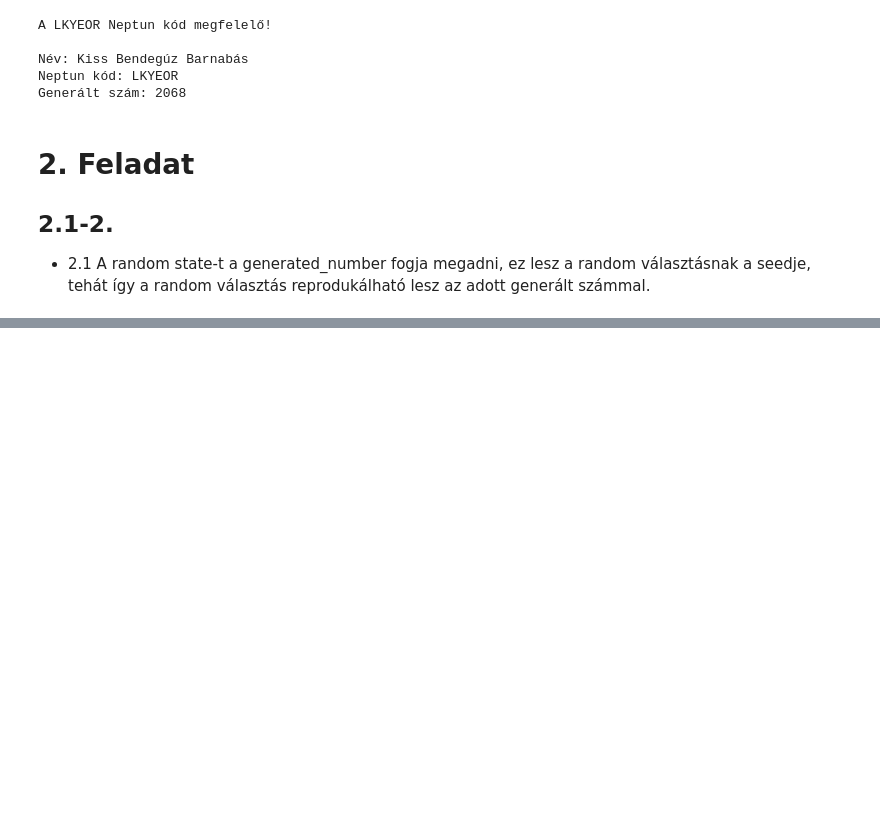
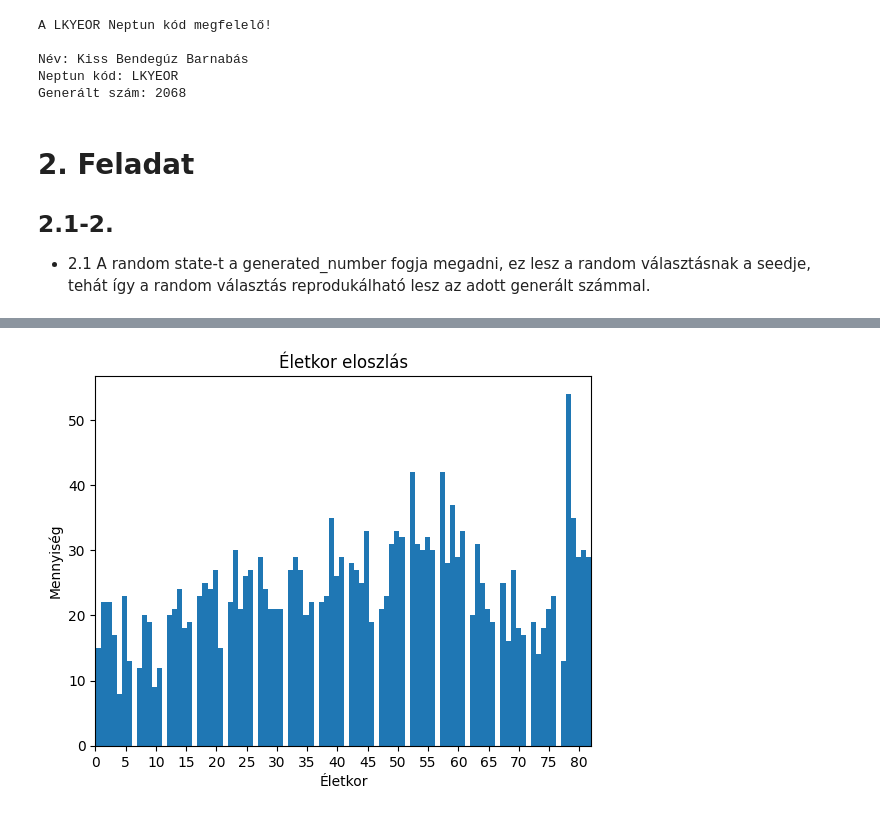
Before and after one commit to Mitosz01/PythonHazi, a Jupyter notebook: LKYEOR_python_adat.ipynb, the cells around one changed output, grey strips where cells are left out. Saved outputs shown, nothing was run; the diff lists cells and outputs as text; code cells hidden in the pictures; blank space fills up the shorter version.

```diff
--- a/LKYEOR_python_adat.ipynb
+++ b/LKYEOR_python_adat.ipynb
@@ -102,0 +188,16 @@ Oszlopok száma: 12
+# %%
+# Hisztogram ábrázolása
+sampled_data['age'].plot(
+    kind='hist',
+    bins=unique_counts['age'],  # Több osztály a részletesebb eloszlás érdekében
+    ylabel='Mennyiség',
+    title='Életkor eloszlás',
+    xlabel='Életkor'
+)
+
+# Az x tengely tartományának beállítása
+plt.xticks(np.arange(0, max(sampled_data['age']), 5))  # Példa: 5-ös lépésköz
+plt.xlim(0, max(sampled_data['age']))  # Példa: 0 és 100 közötti értékek
+plt.show()
+# %% [output]
+[figure, added]
```
Also changed, not shown: parts of 7 cells of this notebook.
